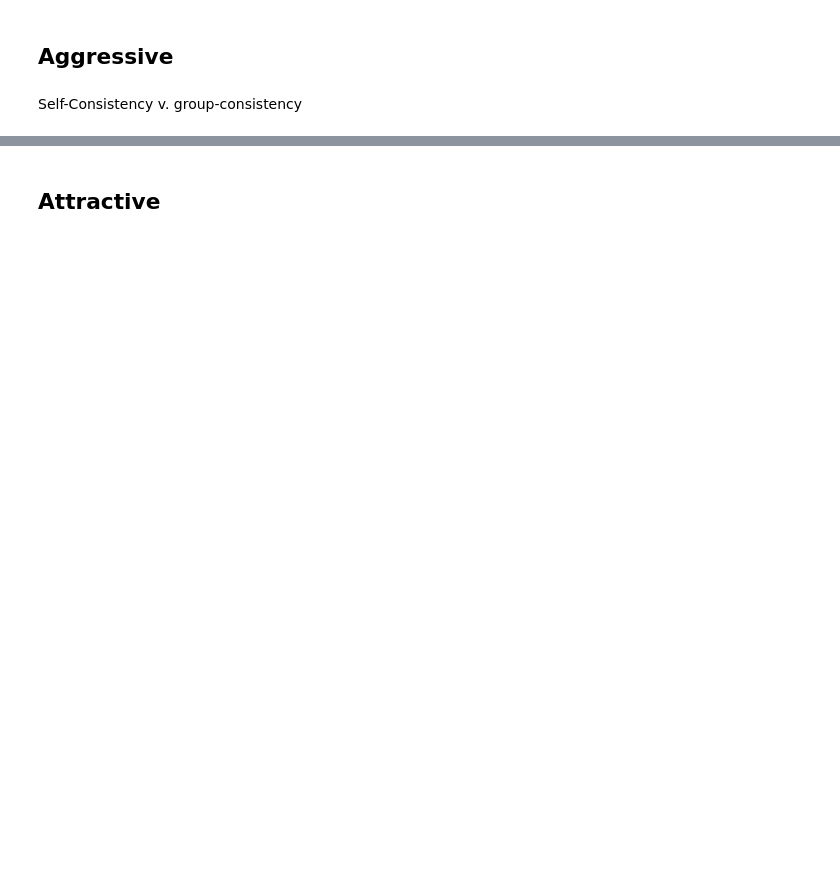
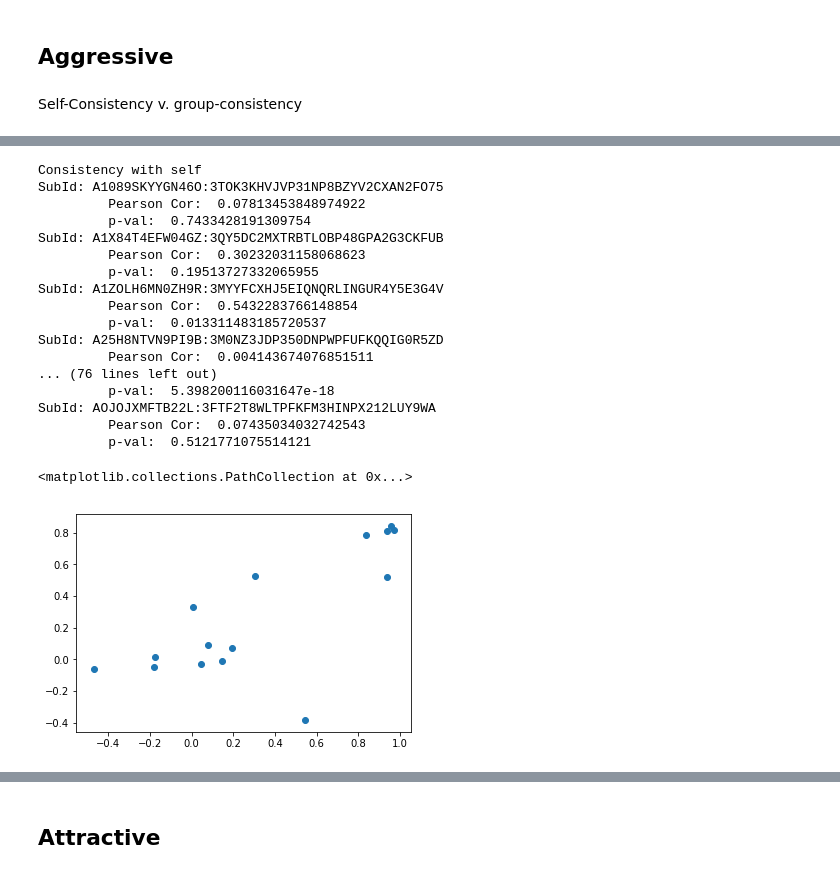
Before and after one commit to amandasongmm/economic_face_perception, a Jupyter notebook: data/amt_gt_data_process/CorrelationAnalysis/Super_consistency.ipynb, the cells around one changed output, grey strips where cells are left out. Saved outputs shown, nothing was run; the diff lists cells and outputs as text; code cells hidden in the pictures; blank space fills up the shorter version.

```diff
--- a/data/amt_gt_data_process/CorrelationAnalysis/Super_consistency.ipynb
+++ b/data/amt_gt_data_process/CorrelationAnalysis/Super_consistency.ipynb
@@ -23,23 +26,3 @@ from scipy.stats import pearsonr as corr
 1. find which faces were rated twice
 2. extract the score
 3. pearson correlation
-# %%
-def calcSelfConsistency(df):
-    print("Consistency with self")
-    corrList = []
-    for sub in sorted(df.subId.unique()):
-        # find the imgNames that repeat
-        subdf = df.loc[df["subId"] == sub]
-        imgCounts = subdf["imgName"].value_counts()
-        imgPairs = list(imgCounts[imgCounts == 2].index)
-        # extract the scores
-        trials = subdf.loc[subdf['imgName'].isin(imgPairs)].sort_values("imgName").rating
-        first = trials[::2]
-        second = trials[1::2]
-        # Pearson + output
-        c = corr(first, second)
-        print("SubId: " + sub)
-        print("\t Pearson Cor: ", c[0])
-        corrList.append(c[0])
-        print("\t p-val: ", c[1])
-    return corrList
@@ -51,18 +28,0 @@ correlation to group
-# %%
-# this is to set up the experiment
-# default aggfunc is numpy.mean
-# pd.pivot_table(agg, index="subId", columns="imgName", values="rating")
-def calcGroupConsistency(df):
-    print("Consistency with group")
-    corrList = []
-    df2 = pd.pivot_table(df, index="subId", columns="imgName", values="rating")
-    for sub in df2.index:
-        subData = df2.loc[sub]
-        groupdf =  df2.drop(sub, axis=0)
-        groupData = groupdf.mean(axis=0)
-        print("SubId: " + sub)
-        c = corr(subData, groupData)
-        print("\t Pearson Cor: ", c[0])
-        corrList.append(c[0])
-        print("\t p-val: ", c[1])
-    return corrList
@@ -104,3 +37,3 @@ Self-Consistency v. group-consistency
 # %%
-agg = pd.read_csv("../aggressive/likert_data.csv")
-aggMod = pd.read_csv("../modifae_aggressive/likert_data.csv")
+rawHumAgg = pd.read_csv("../aggressive/likert_data.csv")
+modHumAgg = pd.read_csv("../modifae_aggressive/likert_data.csv")
@@ -107 +50,23 @@ aggMod = pd.read_csv("../modifae_aggressive/likert_data.csv")
+# %%
+plt.scatter(calcSelfConsistency(rawHumAgg), calcGroupConsistency(rawHumAgg))
+# %% [output]
+Consistency with self
+SubId: A1089SKYYGN46O:3TOK3KHVJVP31NP8BZYV2CXAN2FO75
+         Pearson Cor:  0.07813453848974922
+         p-val:  0.7433428191309754
+SubId: A1X84T4EFW04GZ:3QY5DC2MXTRBTLOBP48GPA2G3CKFUB
+         Pearson Cor:  0.30232031158068623
+         p-val:  0.19513727332065955
+SubId: A1ZOLH6MN0ZH9R:3MYYFCXHJ5EIQNQRLINGUR4Y5E3G4V
+         Pearson Cor:  0.5432283766148854
+         p-val:  0.013311483185720537
+SubId: A25H8NTVN9PI9B:3M0NZ3JDP350DNPWPFUFKQQIG0R5ZD
+         Pearson Cor:  0.004143674076851511
+... (76 lines left out)
+         p-val:  5.398200116031647e-18
+SubId: AOJOJXMFTB22L:3FTF2T8WLTPFKFM3HINPX212LUY9WA
+         Pearson Cor:  0.07435034032742543
+         p-val:  0.5121771075514121
+<matplotlib.collections.PathCollection at 0x...>
+[figure, added]
 # %%
```
Also changed, not shown: parts of 22 cells of this notebook, 1 other file.
